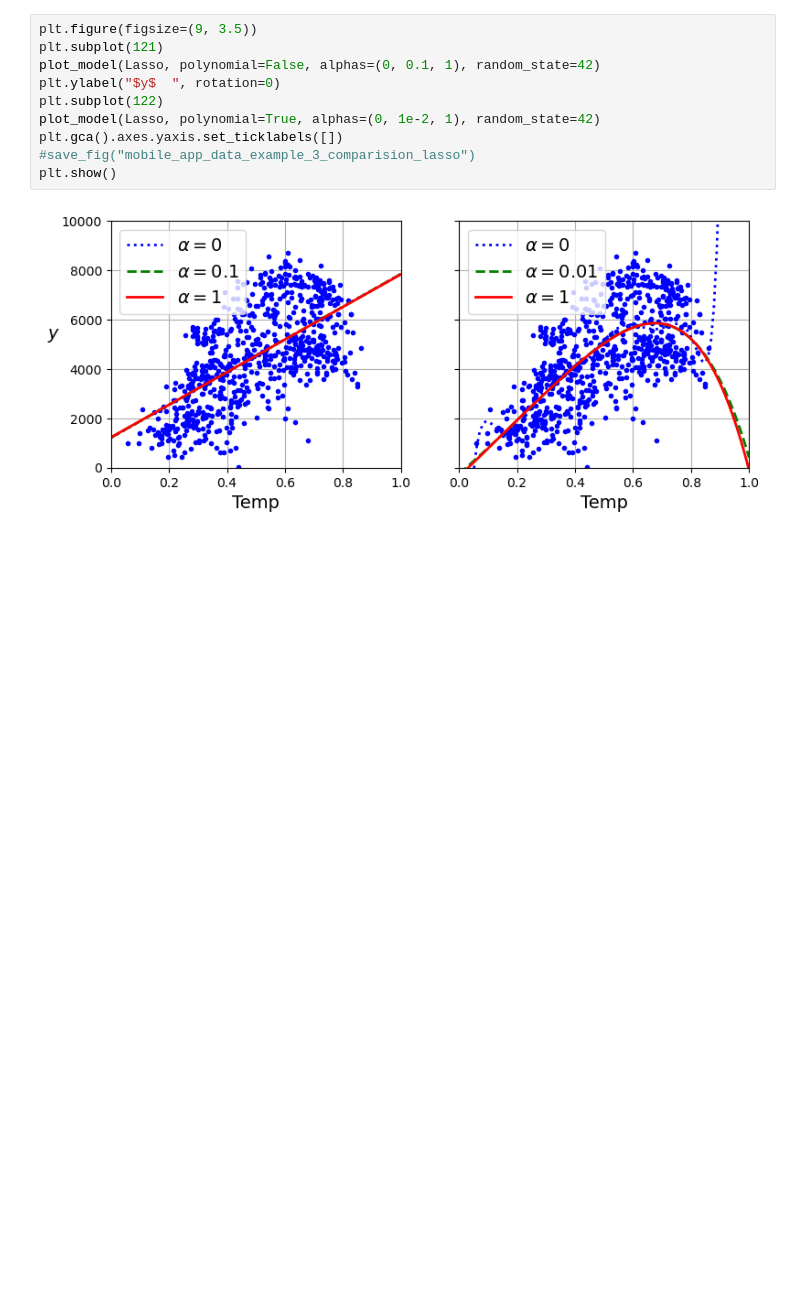
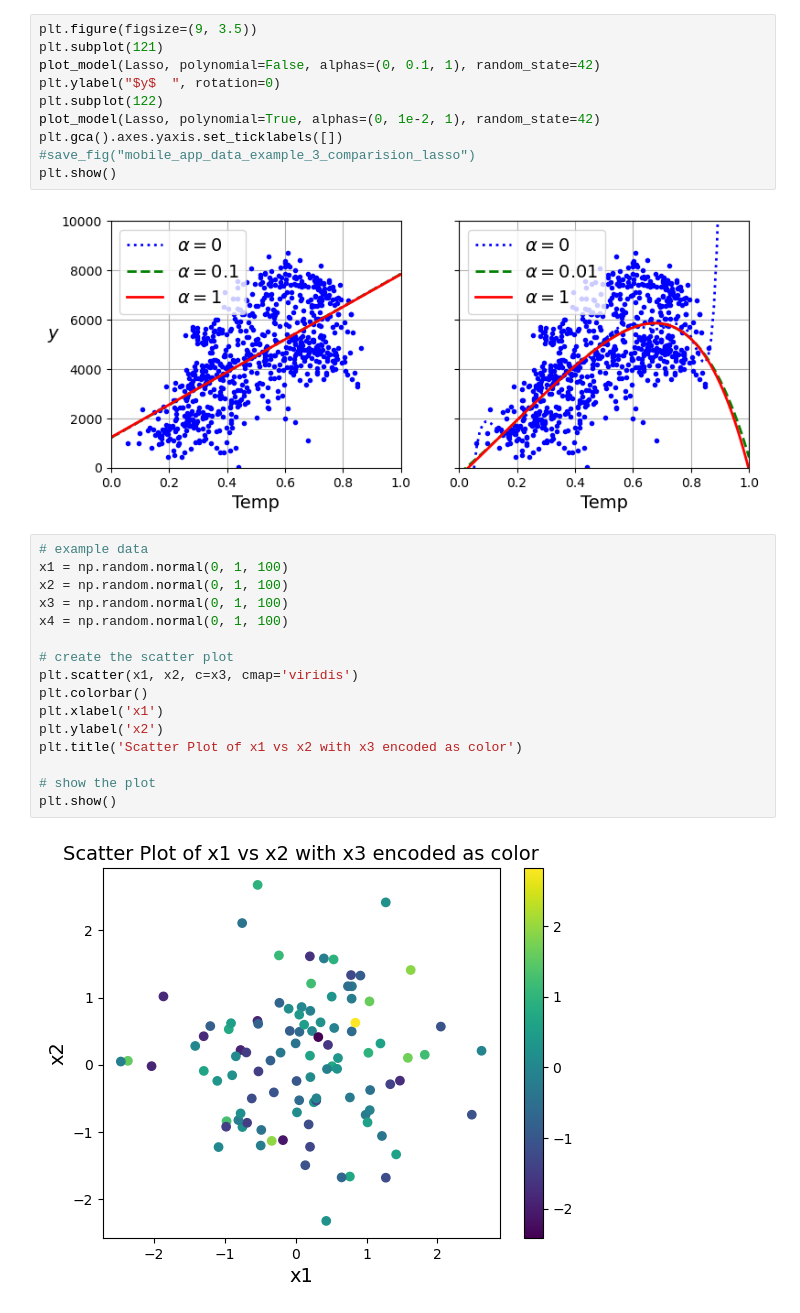
Before and after one commit to Ph1lippK/VAWI, a Jupyter notebook: Assignment_02_MatrikelNrTBD.ipynb, the cells around one changed output. Saved outputs shown, nothing was run; the diff lists cells and outputs as text; blank space fills up the shorter version.

```diff
--- a/Assignment_02_MatrikelNrTBD.ipynb
+++ b/Assignment_02_MatrikelNrTBD.ipynb
@@ -781,3 +781,21 @@ plt.gca().axes.yaxis.set_ticklabels([])
 plt.show()
 # %% [output]
 [figure]
+# %%
+# example data
+x1 = np.random.normal(0, 1, 100)
+x2 = np.random.normal(0, 1, 100)
+x3 = np.random.normal(0, 1, 100)
+x4 = np.random.normal(0, 1, 100)
+
+# create the scatter plot
+plt.scatter(x1, x2, c=x3, cmap='viridis')
+plt.colorbar()
+plt.xlabel('x1')
+plt.ylabel('x2')
+plt.title('Scatter Plot of x1 vs x2 with x3 encoded as color')
+
+# show the plot
+plt.show()
+# %% [output]
+[figure, added]
```
Also changed, not shown: 1 other file.
